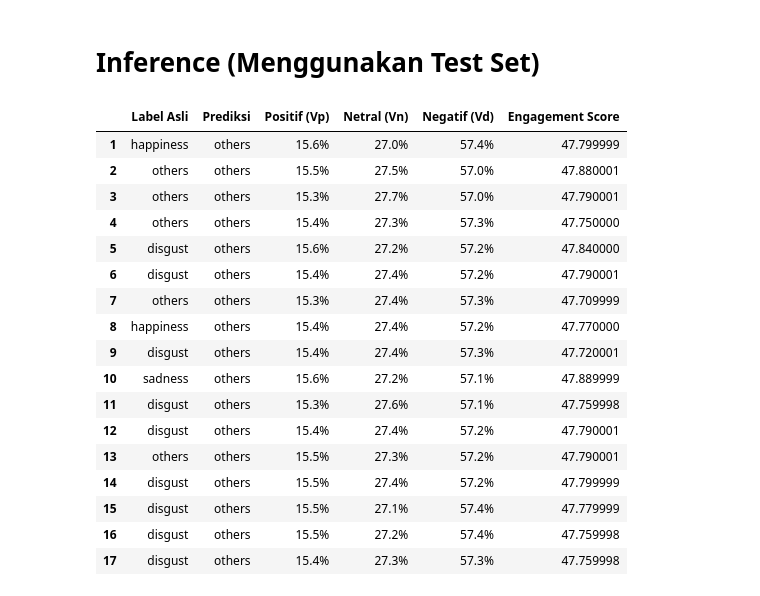
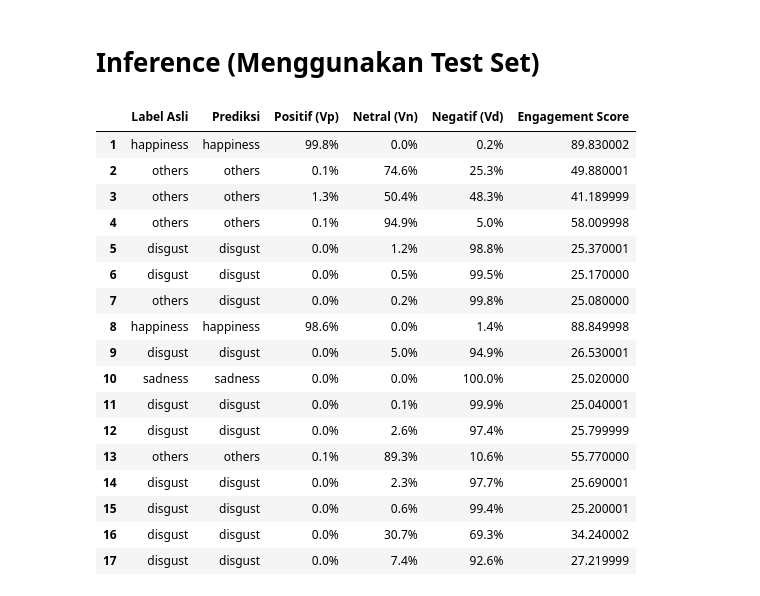
Before and after one commit to Luthfi-AS/Softcomp, a Jupyter notebook: App.ipynb, the cells around one changed output. Saved outputs shown, nothing was run; the diff lists cells and outputs as text; code cells hidden in the pictures.

Commit message:
feat: model

```diff
--- a/App.ipynb
+++ b/App.ipynb
@@ -414,11 +517,12 @@ class CABMFMER_TightGA(nn.Module):
 # %% [markdown]
 ## Prapemrosesan Data Loader
 # %%
+# Catatan: input adalah citra optical flow (uint8, 3 kanal: flow_x, flow_y, magnitude).
+# RandomHorizontalFlip TIDAK dipakai karena membalik arah kanal flow_x (mengubah makna gerakan).
 train_transform = transforms.Compose([
     transforms.ToPILImage(),
     transforms.Resize((224, 224)),
-    transforms.RandomHorizontalFlip(),
-    transforms.RandomRotation(10),
+    transforms.RandomRotation(8),
     transforms.ToTensor(),
     transforms.Normalize(mean=[0.485, 0.456, 0.406], std=[0.229, 0.224, 0.225])
 ])
@@ -441,11 +545,17 @@ fold_metrics = []
 # %% [markdown]
 ## Parameter
 # %%
-pop_size = 4
+# --- Parameter Genetic Algorithm (dijalankan SEKALI pada split validation) ---
+pop_size = 6
 generations = 5
-warmup_epochs = 3
+warmup_epochs = 3       # epoch singkat per individu saat evaluasi fitness GA
 mutation_rate = 0.1
 crossover_rate = 0.8
-dim = 128
+
+# --- Parameter training akhir (LOSO) ---
+max_epochs = 40
+patience = 7            # early stopping berbasis VALIDATION (bukan test)
+weight_decay = 1e-4
+batch_size = 32
 criterion = nn.CrossEntropyLoss()
 # %% [markdown]
@@ -717,15 +894,9 @@ display(df_summary)
 import torch.nn.functional as F
 import pandas as pd
 
-model = CABMFMER_TightGA(
-    num_classes=7,
-    dim=64,
-    mixer_depth=2,
-    num_heads=4,
-    dropout=0.2
-).to(device)
-
-model.load_state_dict(torch.load("models/best_model_fold_18.pth", map_location=device))
+# Muat salah satu model fold hasil training (Tight Hybrid + GA, backbone pretrained)
+model = build_from_chrom(best_chrom).to(device)
+model.load_state_dict(torch.load("models/best_model_fold_18.pth", map_location=device, weights_only=True))
 model.eval()
 
 table_data = []
@@ -761,50 +932,50 @@ with torch.no_grad():
             vd_rendah = max(0.0, (0.5 - vd) / 0.5) if vd <= 0.5 else 0.0
             vd_sedang = max(0.0, min(vd / 0.5, (1.0 - vd) / 0.5))
             vd_tinggi = max(0.0, (vd - 0.5) / 0.5) if vd >= 0.5 else 0.0
 
             w1 = min(vp_tinggi, vd_rendah)
             w2 = min(vn_tinggi, vp_rendah, vd_rendah)
             w3 = vd_tinggi
             w4 = min(vp_sedang, vn_sedang)
             w5 = min(vp_sedang, vd_sedang)
             w6 = min(vn_sedang, vd_sedang)
 
             total_w = w1 + w2 + w3 + w4 + w5 + w6
             score = ((w1 * 90.0) + (w2 * 60.0) + (w3 * 25.0) + (w4 * 70.0) + (w5 * 50.0) + (w6 * 40.0)) / total_w if total_w > 0 else 50.0
 
             table_data.append({
                 "Label Asli": categories[lbls_np[idx]],
                 "Prediksi": categories[pred_np[idx]],
                 "Positif (Vp)": f"{vp*100:.1f}%",
                 "Netral (Vn)": f"{vn*100:.1f}%",
                 "Negatif (Vd)": f"{vd*100:.1f}%",
                 "Engagement Score": round(score, 2)
             })
 
 df_results = pd.DataFrame(table_data)
 df_results.index += 1
 display(df_results.head(20))
 
 df_results.to_csv("detailed_predictions.csv", index_label="No")
 # %% [output]
 |  | Label Asli | Prediksi | Positif (Vp) | Netral (Vn) | Negatif (Vd) | Engagement Score |
-| 1 | happiness | others | 15.6% | 27.0% | 57.4% | 47.799999 |
-| 2 | others | others | 15.5% | 27.5% | 57.0% | 47.880001 |
-| 3 | others | others | 15.3% | 27.7% | 57.0% | 47.790001 |
-| 4 | others | others | 15.4% | 27.3% | 57.3% | 47.750000 |
-| 5 | disgust | others | 15.6% | 27.2% | 57.2% | 47.840000 |
-| 6 | disgust | others | 15.4% | 27.4% | 57.2% | 47.790001 |
-| 7 | others | others | 15.3% | 27.4% | 57.3% | 47.709999 |
-| 8 | happiness | others | 15.4% | 27.4% | 57.2% | 47.770000 |
-| 9 | disgust | others | 15.4% | 27.4% | 57.3% | 47.720001 |
-| 10 | sadness | others | 15.6% | 27.2% | 57.1% | 47.889999 |
-| 11 | disgust | others | 15.3% | 27.6% | 57.1% | 47.759998 |
-| 12 | disgust | others | 15.4% | 27.4% | 57.2% | 47.790001 |
-| 13 | others | others | 15.5% | 27.3% | 57.2% | 47.790001 |
-| 14 | disgust | others | 15.5% | 27.4% | 57.2% | 47.799999 |
-| 15 | disgust | others | 15.5% | 27.1% | 57.4% | 47.779999 |
-| 16 | disgust | others | 15.5% | 27.2% | 57.4% | 47.759998 |
-| 17 | disgust | others | 15.4% | 27.3% | 57.3% | 47.759998 |
+| 1 | happiness | happiness | 99.8% | 0.0% | 0.2% | 89.830002 |
+| 2 | others | others | 0.1% | 74.6% | 25.3% | 49.880001 |
+| 3 | others | others | 1.3% | 50.4% | 48.3% | 41.189999 |
+| 4 | others | others | 0.1% | 94.9% | 5.0% | 58.009998 |
+| 5 | disgust | disgust | 0.0% | 1.2% | 98.8% | 25.370001 |
+| 6 | disgust | disgust | 0.0% | 0.5% | 99.5% | 25.170000 |
+| 7 | others | disgust | 0.0% | 0.2% | 99.8% | 25.080000 |
+| 8 | happiness | happiness | 98.6% | 0.0% | 1.4% | 88.849998 |
+| 9 | disgust | disgust | 0.0% | 5.0% | 94.9% | 26.530001 |
+| 10 | sadness | sadness | 0.0% | 0.0% | 100.0% | 25.020000 |
+| 11 | disgust | disgust | 0.0% | 0.1% | 99.9% | 25.040001 |
+| 12 | disgust | disgust | 0.0% | 2.6% | 97.4% | 25.799999 |
+| 13 | others | others | 0.1% | 89.3% | 10.6% | 55.770000 |
+| 14 | disgust | disgust | 0.0% | 2.3% | 97.7% | 25.690001 |
+| 15 | disgust | disgust | 0.0% | 0.6% | 99.4% | 25.200001 |
+| 16 | disgust | disgust | 0.0% | 30.7% | 69.3% | 34.240002 |
+| 17 | disgust | disgust | 0.0% | 7.4% | 92.6% | 27.219999 |
 # %%
 temperature = 1.2
 table_data = []
```
Also changed, not shown: parts of 10 cells of this notebook, 29 other files.
